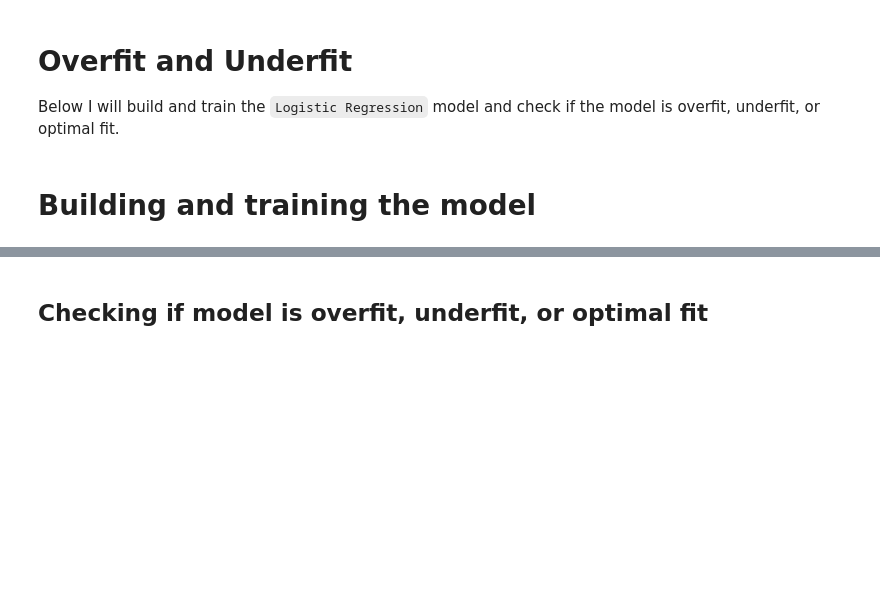
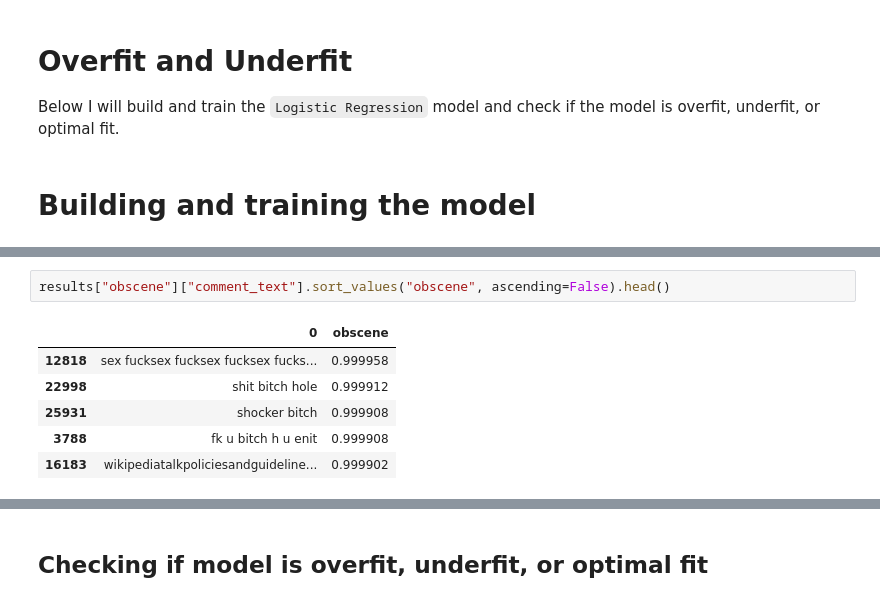
Before and after one commit to andrewgalvin/Thesis, a Jupyter notebook: research/sci-kit-learn/log_reg.ipynb, the cells around one changed output, grey strips where cells are left out. Drawn from its saved outputs; the diff is of its cells as text; blank space fills up the shorter version.

```diff
--- a/research/sci-kit-learn/log_reg.ipynb
+++ b/research/sci-kit-learn/log_reg.ipynb
@@ -273,0 +317,9 @@ for label in labels:
+# %%
+results["obscene"]["comment_text"].sort_values("obscene", ascending=False).head()
+# %% [output]
+|  | 0 | obscene |
+| 12818 | sex fucksex fucksex fucksex fucks... | 0.999958 |
+| 22998 | shit bitch hole | 0.999912 |
+| 25931 | shocker bitch | 0.999908 |
+| 3788 | fk u bitch h u enit | 0.999908 |
+| 16183 | wikipediatalkpoliciesandguideline... | 0.999902 |
```
Also changed, not shown: parts of 11 cells of this notebook.
